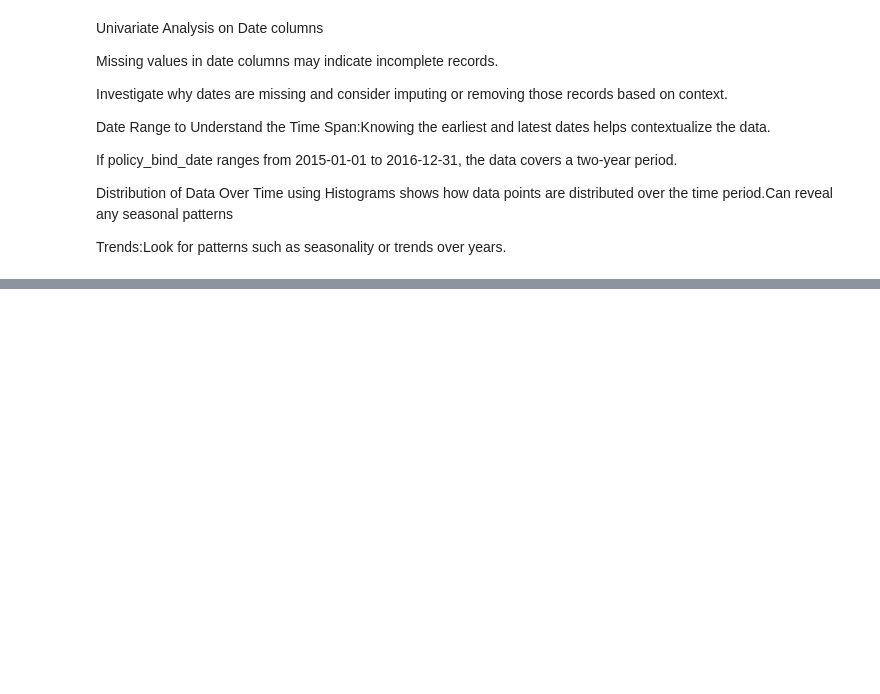
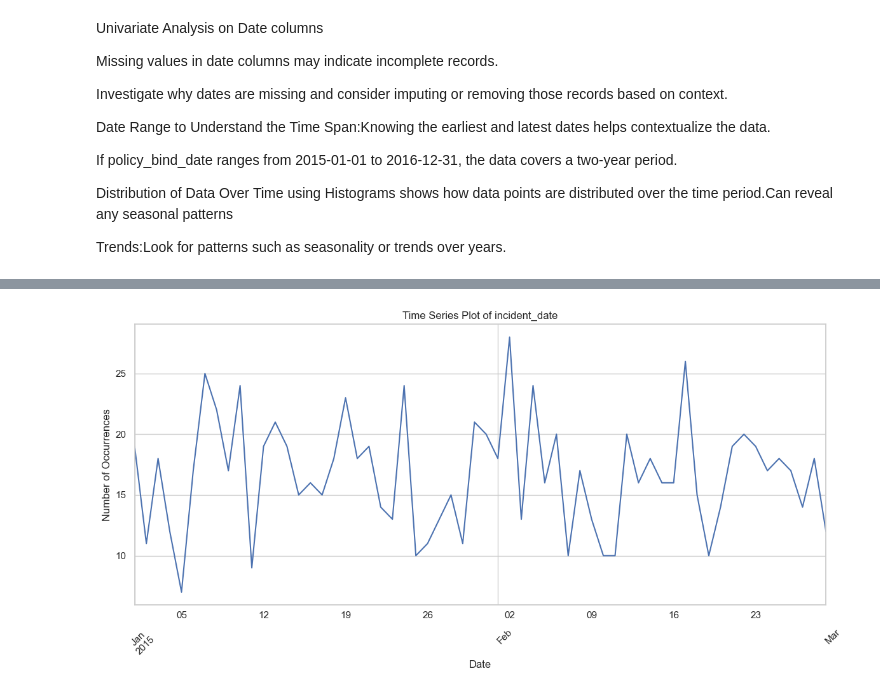
Before and after one commit to She-LoyceTsuma/Capstone, a Jupyter notebook: insurancenotebook.ipynb, the cells around one changed output, grey strips where cells are left out. Drawn from its saved outputs; the diff is of its cells as text; code cells hidden in the pictures; blank space fills up the shorter version.

Commit message:
univariate analysis additional changes

```diff
--- a/insurancenotebook.ipynb
+++ b/insurancenotebook.ipynb
@@ -623,14 +643,14 @@ Trends:Look for patterns such as seasonality or trends over years.
 
 
 # List of date columns
-date_column = ['policy_bind_date', 'incident_date']
+policy_start_date = ['policy_bind_date']
 
 # Convert date columns to datetime format
-for col in date_column:
+for col in policy_start_date:
     df[col] = pd.to_datetime(df[col], errors='coerce')
 
 # Iterating  over each date column to perform analysis
-for col in date_column:
+for col in policy_start_date:
     print(f"Analysis of '{col}':")
     print("-" * (len(col) + 15))
 
@@ -743,0 +736,86 @@ Most accidents happen within the 1st month
+# %%
+
+
+# Convert incident_date column to datetime
+df['incident_date'] = pd.to_datetime(df['incident_date'], errors='coerce')
+
+# Set the style for seaborn
+sns.set(style="whitegrid")
+
+# Aggregatting data to get counts per date
+date_counts = df['incident_date'].value_counts().sort_index()
+
+# Printing summary statistics of incident counts per date
+print("Summary Statistics of Incident Counts per Date:")
+print(date_counts.describe())
+
+# Printing the first few entries
+print("\nFirst few entries of date_counts:")
+print(date_counts.head())
+
+# Plotting time series of incidents over time
+plt.figure(figsize=(12, 6))
+date_counts.plot()
+plt.title('Time Series Plot of incident_date')
+plt.xlabel('Date')
+plt.ylabel('Number of Occurrences')
+plt.xticks(rotation=45)
+plt.tight_layout()
+plt.show()
+
+# Plotting monthly counts if dates span multiple years
+monthly_counts = df.resample('M', on='incident_date').size()
+
+# Printing summary statistics of monthly counts
+print("\nSummary Statistics of Monthly Counts:")
+print(monthly_counts.describe())
+
+# Plotting monthly counts
+plt.figure(figsize=(12, 6))
+monthly_counts.plot()
+plt.title('Monthly Time Series Plot of incident_date')
+plt.xlabel('Year-Month')
+plt.ylabel('Number of Occurrences')
+plt.xticks(rotation=45)
+plt.tight_layout()
+plt.show()
+
+# Univariate Analysis on Top 10 Dates with Highest Number of Incidents
+# Finding the top 10 dates
+top_10_dates = df['incident_date'].value_counts().nlargest(10)
+top_10_dates = top_10_dates.sort_index()
+
+# Printing top 10 dates with their counts
+print("\nTop 10 Dates with Highest Number of Incidents:")
+print(top_10_dates)
+
+# Plotting the top 10 dates
+plt.figure(figsize=(12, 6))
+top_10_dates.plot(kind='bar')
+plt.title('Top 10 Dates with Highest Number of Incidents')
+plt.xlabel('Date')
+plt.ylabel('Number of Occurrences')
+plt.xticks(rotation=45)
+plt.tight_layout()
+plt.show()
+
+
+top_10_data = df[df['incident_date'].isin(top_10_dates.index)]
+
+# Counting of incidents by type for top 10 dates
+if 'incident_type' in df.columns:
+    incident_type_counts = top_10_data['incident_type'].value_counts()
+
+    # Printing incident type counts
+    print("\nIncident Types on Top 10 Dates:")
+    print(incident_type_counts)
+
+    plt.figure(figsize=(12, 6))
+    incident_type_counts.plot(kind='bar')
+    plt.title('Incident Types on Top 10 Dates')
+    plt.xlabel('Incident Type')
+    plt.ylabel('Number of Occurrences')
+    plt.xticks(rotation=45)
+    plt.tight_layout()
+    plt.show()
+# %% [output]
@@ -743,0 +841 @@ Most accidents happen within the 1st month
+[figure, added]
```
Also changed, not shown: parts of 14 cells of this notebook.
